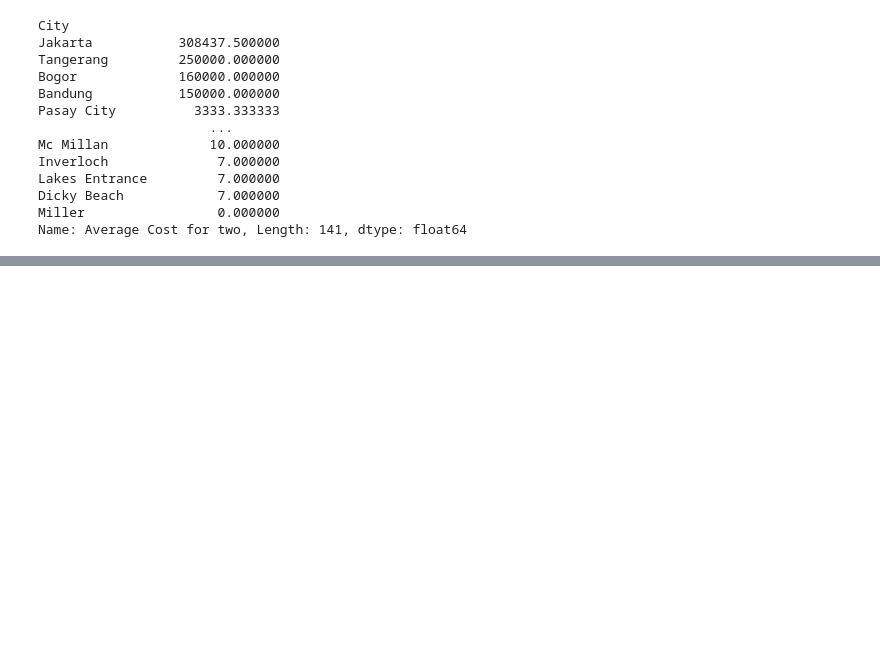
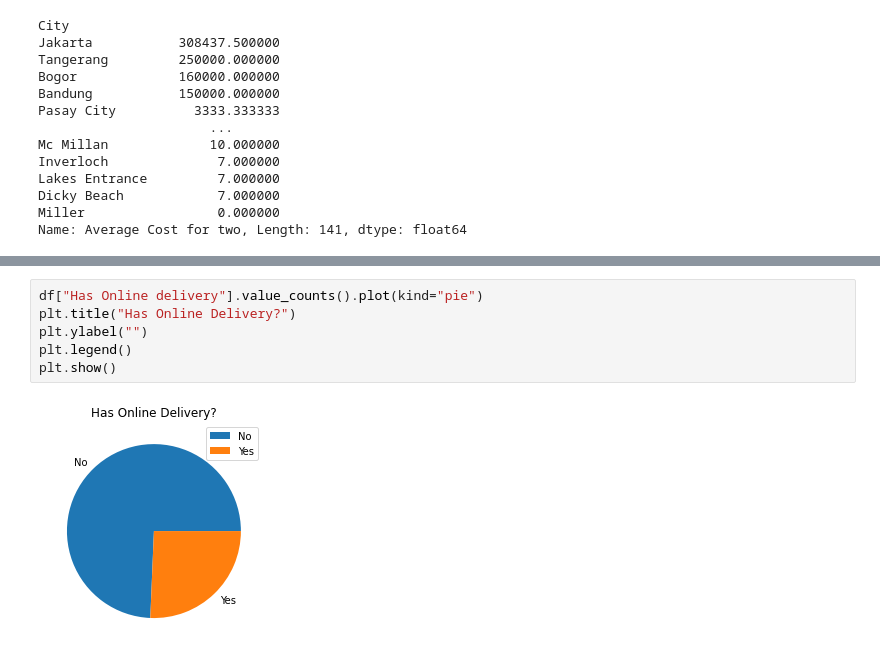
Before and after one commit to halchemylab/Restaurants-Prediction-Machine-Learning-Project, a Jupyter notebook: analysis.ipynb, the cells around one changed output, grey strips where cells are left out. Drawn from its saved outputs; the diff is of its cells as text; blank space fills up the shorter version.

```diff
--- a/analysis.ipynb
+++ b/analysis.ipynb
@@ -109,0 +168,8 @@ plt.show()
+# %%
+df["Has Online delivery"].value_counts().plot(kind="pie")
+plt.title("Has Online Delivery?")
+plt.ylabel("")
+plt.legend()
+plt.show()
+# %% [output]
+[figure, added]
```
Also changed, not shown: parts of 12 cells of this notebook.
